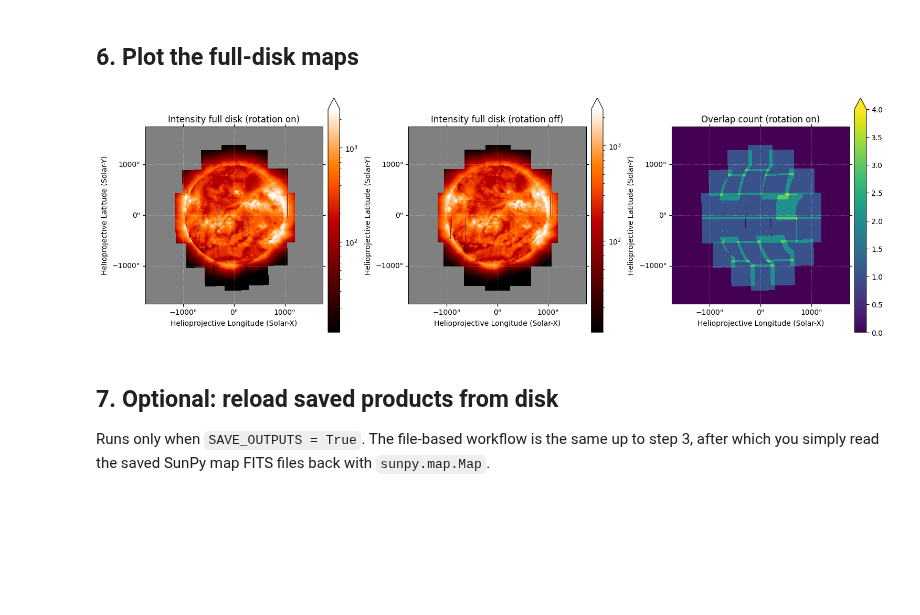
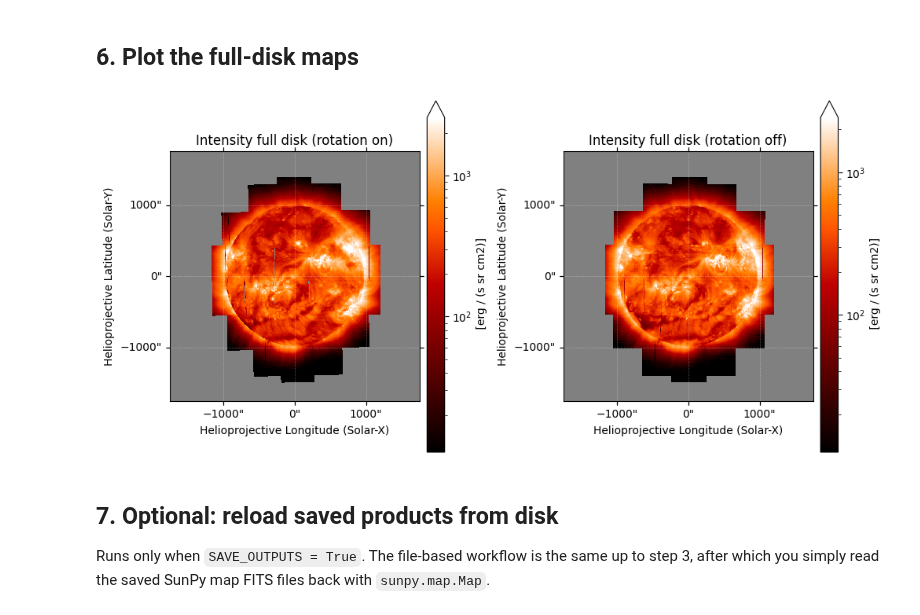
Before and after one commit to jamesmckevitt/eismaps, a Jupyter notebook: full_disk_tutorial.ipynb, the cells around one changed output. Saved outputs shown, nothing was run; the diff lists cells and outputs as text; code cells hidden in the pictures; blank space fills up the shorter version.

```diff
--- a/full_disk_tutorial.ipynb
+++ b/full_disk_tutorial.ipynb
@@ -427,26 +199,21 @@ Overlap label  : overlap count | count
 # %% [markdown]
 ## 6. Plot the full-disk maps
 # %%
-fig = plt.figure(figsize=(15, 5), constrained_layout=True)
+fig = plt.figure(figsize=(10, 5), constrained_layout=True)
 
-ax1 = fig.add_subplot(1, 3, 1, projection=int_fd_rot)
+ax1 = fig.add_subplot(1, 2, 1, projection=int_fd_rot)
 im1 = int_fd_rot.plot(axes=ax1)
 ax1.set_title('Intensity full disk (rotation on)')
-plt.colorbar(im1, ax=ax1, pad=0.03, extend='max')
+plt.colorbar(im1, ax=ax1, pad=0.03, extend='max', label=_cbar_label(int_fd_rot))
 
-ax2 = fig.add_subplot(1, 3, 2, projection=int_fd_no_rot)
+ax2 = fig.add_subplot(1, 2, 2, projection=int_fd_no_rot)
 im2 = int_fd_no_rot.plot(axes=ax2)
 ax2.set_title('Intensity full disk (rotation off)')
-plt.colorbar(im2, ax=ax2, pad=0.03, extend='max')
-
-ax3 = fig.add_subplot(1, 3, 3, projection=overlap_rot)
-im3 = overlap_rot.plot(axes=ax3)
-ax3.set_title('Overlap count (rotation on)')
-plt.colorbar(im3, ax=ax3, pad=0.03, extend='max')
+plt.colorbar(im2, ax=ax2, pad=0.03, extend='max', label=_cbar_label(int_fd_no_rot))
 
 plt.show()
 # %% [output]
-[figure, old version]
+[figure, new version]
 # %% [markdown]
 ## 7. Optional: reload saved products from disk
 
```
Also changed, not shown: parts of 4 cells of this notebook.
